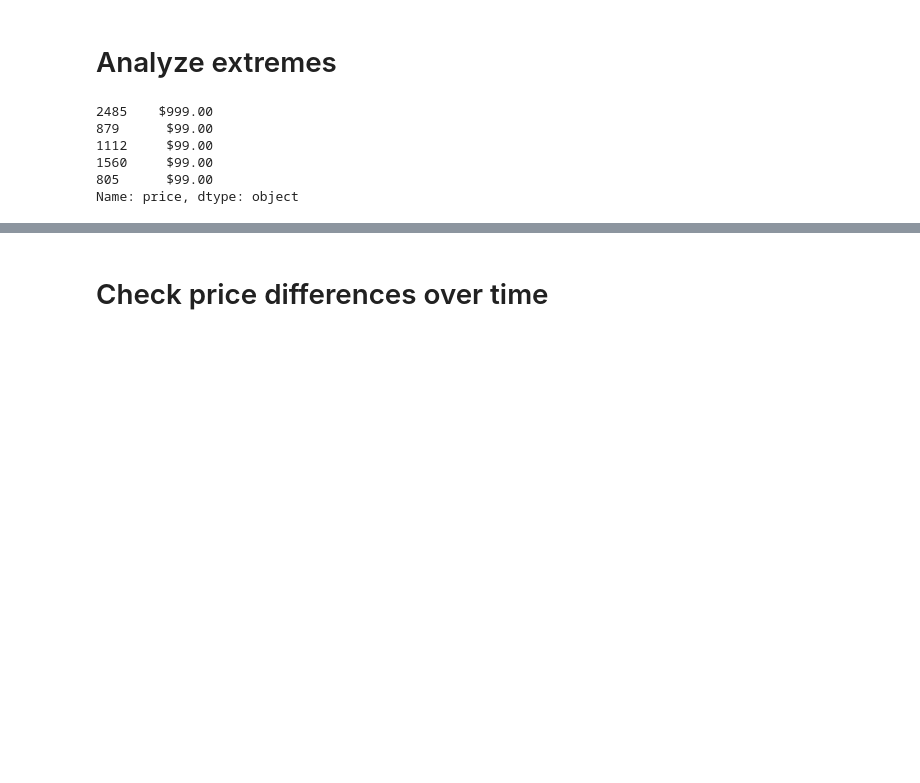
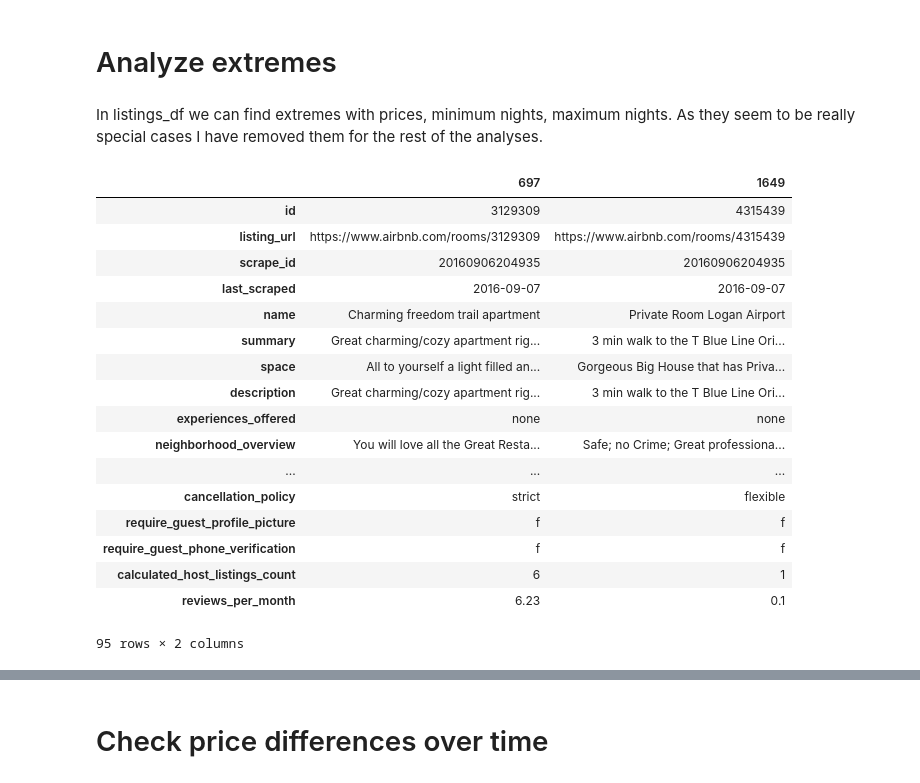
Before and after one commit to Isiaru/Capstone-Airbnb-Boston, a Jupyter notebook: Airbnb-Boston.ipynb, the cells around one changed output, grey strips where cells are left out. Drawn from its saved outputs; the diff is of its cells as text; code cells hidden in the pictures; blank space fills up the shorter version.

```diff
--- a/Airbnb-Boston.ipynb
+++ b/Airbnb-Boston.ipynb
@@ -90,15 +91,37 @@ Name: cancellation_policy, dtype: int64
 #listings_df.hist(figsize=(20,20));
 # %% [markdown]
 # Analyze extremes
+# %% [markdown]
+In listings_df we can find extremes with prices, minimum nights, maximum nights. As they seem to be really special cases I have removed them for the rest of the analyses.
 # %%
-#remove extreme: price, ninimum nights, maximum nights
+#remove extremes: price, ninimum nights, maximum nights
 #1125, 59, 3475, 1764, 697,1649, 2285, 3055
 listings_df.minimum_nights.sort_values(ascending=False)
+listings_df[listings_df.index.isin([59,3475,1764])].transpose()
+
 listings_df.price.sort_values(ascending=False).head()
+tp = listings_df[listings_df.index.isin([2485])].transpose()
+tp[(tp[2485].isnull()==False)&(tp.index=='amenities')].values
+listings_df = listings_df.drop([2485],axis=0)
+
+listings_df.maximum_nights.sort_values(ascending=False)
+listings_df[listings_df.index.isin([697,1649])].transpose()
 # %% [output]
+|  | 697 | 1649 |
+| id | 3129309 | 4315439 |
+| listing_url | https://www.airbnb.com/rooms/3129309 | https://www.airbnb.com/rooms/4315439 |
+| scrape_id | 20160906204935 | 20160906204935 |
+| last_scraped | 2016-09-07 | 2016-09-07 |
+| name | Charming freedom trail apartment | Private Room Logan Airport |
+| summary | Great charming/cozy apartment rig... | 3 min walk to the T Blue Line Ori... |
+| space | All to yourself a light filled an... | Gorgeous Big House that has Priva... |
+| description | Great charming/cozy apartment rig... | 3 min walk to the T Blue Line Ori... |
+| experiences_offered | none | none |
+| neighborhood_overview | You will love all the Great Resta... | Safe; no Crime; Great professiona... |
+| ... | ... | ... |
+| cancellation_policy | strict | flexible |
+| require_guest_profile_picture | f | f |
+| require_guest_phone_verification | f | f |
+| calculated_host_listings_count | 6 | 1 |
+| reviews_per_month | 6.23 | 0.1 |
-2485    $999.00
-879      $99.00
-1112     $99.00
-1560     $99.00
-805      $99.00
-Name: price, dtype: object
+95 rows × 2 columns
```
Also changed, not shown: parts of 35 cells of this notebook.
